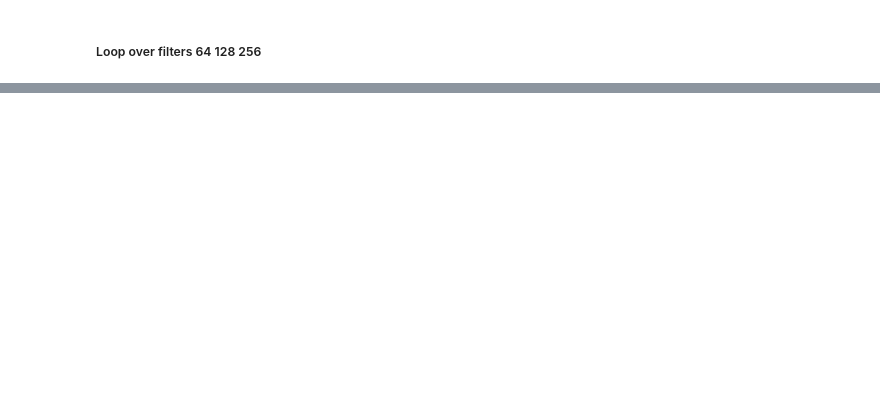
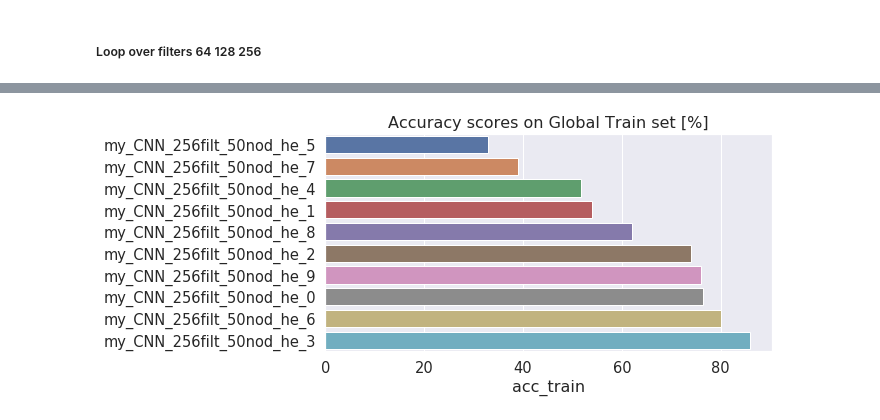
Before and after one commit to jeugregg/DeepLearningPictureDogs, a Jupyter notebook: 03_OC_IML_Project_6_my_neural_network_2.ipynb, the cells around one changed output, grey strips where cells are left out. Cells and saved outputs as stored; diff of their text form; code cells hidden in the pictures; blank space fills up the shorter version.

Commit message:
add Data Augmentation
fixes #8
fixes #10

my model 256 filters and 50 nodes is selected to be the best
Data augmentation and fitting over 3000 epochs

```diff
--- a/03_OC_IML_Project_6_my_neural_network_2.ipynb
+++ b/03_OC_IML_Project_6_my_neural_network_2.ipynb
@@ -973,13 +776,0 @@ df_res_filters_gu0_50nod
-# %%
-print("Loading from disk df_results...")
-df_results = joblib.load(path_df_results)
-print("Loading from disk df_res_filters...")
-df_res_filters = joblib.load(path_data + 'df_res_filters.pkl')
-print("Loading from disk df_res_nodes...")
-df_res_nodes = joblib.load(path_data + 'df_res_nodes.pkl')
-print("Loading from disk df_res_filters_max...")
-df_res_filters_max = joblib.load(path_data + 'df_res_filters_max.pkl')
-print("Loading from disk df_res_filters_he_50nod.pkl...")
-df_res_filters_he_50nod = joblib.load(path_data + 'df_res_filters_he_50nod.pkl')
-print("Loading from disk df_res_filters_gu0_50nod.pkl...")
-df_res_filters_gu0_50nod = joblib.load(path_data + 'df_res_filters_gu0_50nod.pkl')
@@ -1293,0 +1398,3 @@ plt.errorbar(df_filters["nb_filters"], df_filters[("acc_test","mean")],
+# %%
+print("Loading from disk df_res_256filt_50nod_he...")
+df_res_256filt_50nod_he = joblib.load(path_data + 'df_res_256filt_50nod_he.pkl')
@@ -1293,0 +1417,9 @@ plt.errorbar(df_filters["nb_filters"], df_filters[("acc_test","mean")],
+# %%
+fig = plt.figure(figsize=(8, 4))
+plt.title("Accuracy scores on Global Train set [%]")
+ax = sns.barplot(
+    y=df_res_256filt_50nod_he.sort_values(by="acc_train").index,
+    x=100*df_res_256filt_50nod_he.sort_values(by="acc_train")["acc_train"],
+    orient="h")
+# %% [output]
+[figure, added]
```
Also changed, not shown: parts of 55 cells of this notebook, 5 other files.
